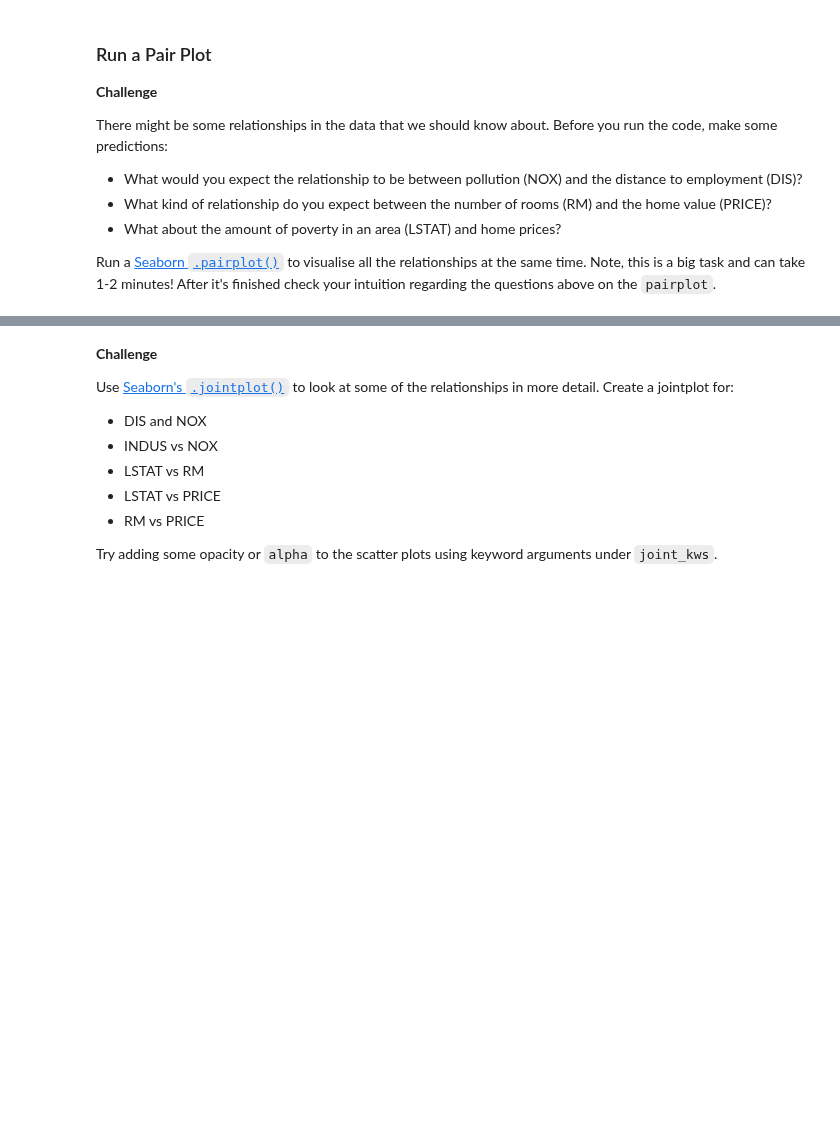
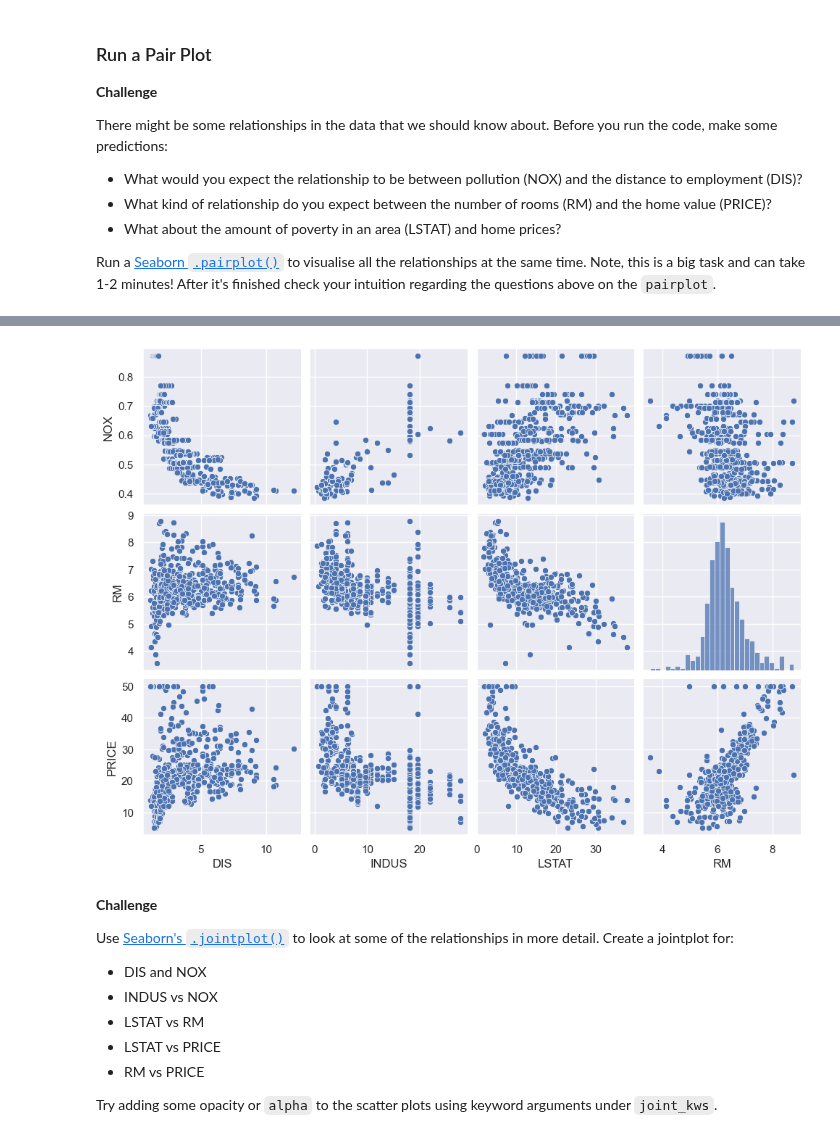
Before and after one commit to RafaelMoralesGallegos/100-days-of-Python, a Jupyter notebook: Day_81_Capstone/Multivariable_Regression_and_Valuation_Model.ipynb, the cells around one changed output, grey strips where cells are left out. Drawn from its saved outputs; the diff is of its cells as text; code cells hidden in the pictures; blank space fills up the shorter version.

```diff
--- a/Day_81_Capstone/Multivariable_Regression_and_Valuation_Model.ipynb
+++ b/Day_81_Capstone/Multivariable_Regression_and_Valuation_Model.ipynb
@@ -245,3 +243,13 @@ Run a [Seaborn `.pairplot()`](https://seaborn.pydata.org/generated/seaborn.pairp
+# %%
+sns.pairplot(
+    data,
+    x_vars=['DIS', 'INDUS', 'LSTAT', 'RM'],
+    y_vars=['NOX', 'RM', 'PRICE'],
+)
+
+plt.show()
+# %% [output]
+[figure, added]
 # %% [markdown]
 **Challenge**
 
```
Also changed, not shown: parts of 17 cells of this notebook, 1 other file.
